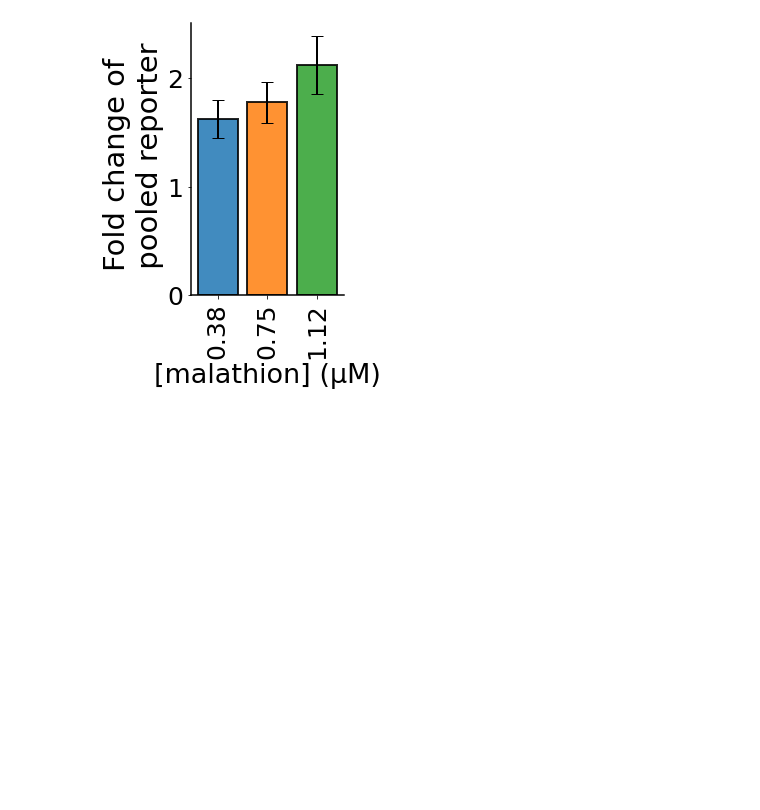
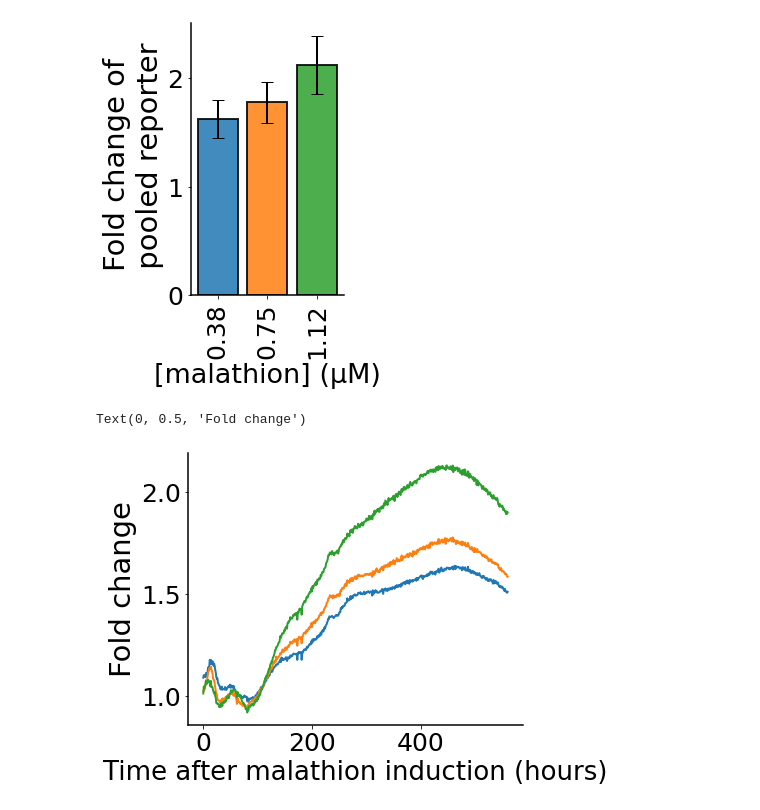
Before and after one commit to fmenol/transcriptome-dynamics-dmd-observability, a Jupyter notebook: reporters.ipynb, the cells around one changed output. Saved outputs shown, nothing was run; the diff lists cells and outputs as text; code cells hidden in the pictures; blank space fills up the shorter version.

Commit message:
fold change over time of pooled reporter

```diff
--- a/reporters.ipynb
+++ b/reporters.ipynb
@@ -1603,3 +1605,8 @@ for ii in range(1,5):
+# %%
+fc = {}
+fc[0] = gfpn_mean[1]/gfpn_mean[0]
+fc[1] = gfpn_mean[2]/gfpn_mean[0]
+fc[2] = gfpn_mean[3]/gfpn_mean[0]
 # %%
 savefig = False
 figDir = '/Users/aqib/Desktop/BCCL/koopman-sensor-placement/NC_submission/figures/fig6/pooled_reporters_ts.pdf'
@@ -1638,3 +1645,12 @@ if savefig:
 plt.show()
 # %% [output]
 [figure]
+# %%
+plt.figure(figsize=(6,5))
+for ii in range(0,3):
+    plt.plot(fc[ii])
+plt.xlabel('Time after malathion induction (hours)',fontsize=26)
+plt.ylabel('Fold change',fontsize=29)
+# %% [output]
+Text(0, 0.5, 'Fold change')
+[figure, added]
```
Also changed, not shown: parts of 1 cell of this notebook, 1 other file.
